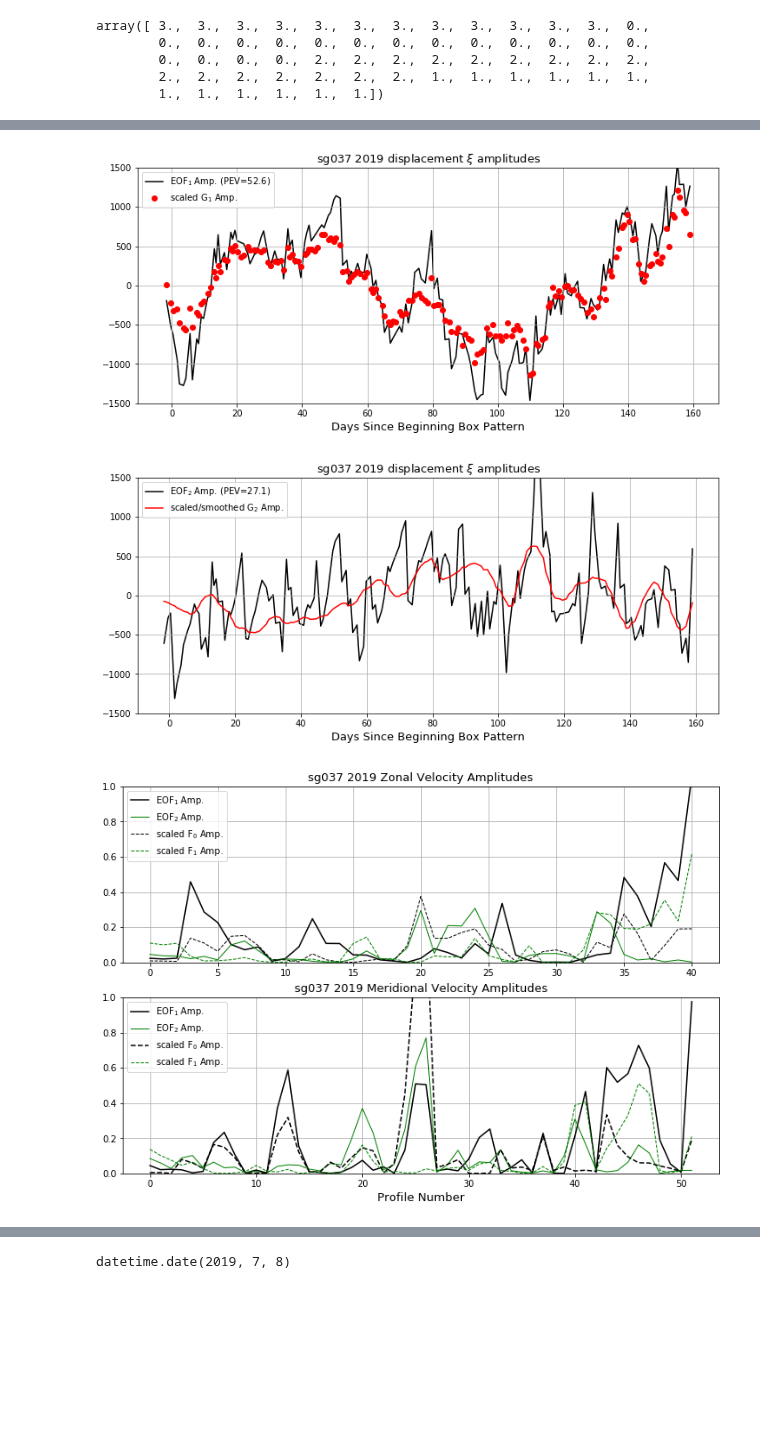
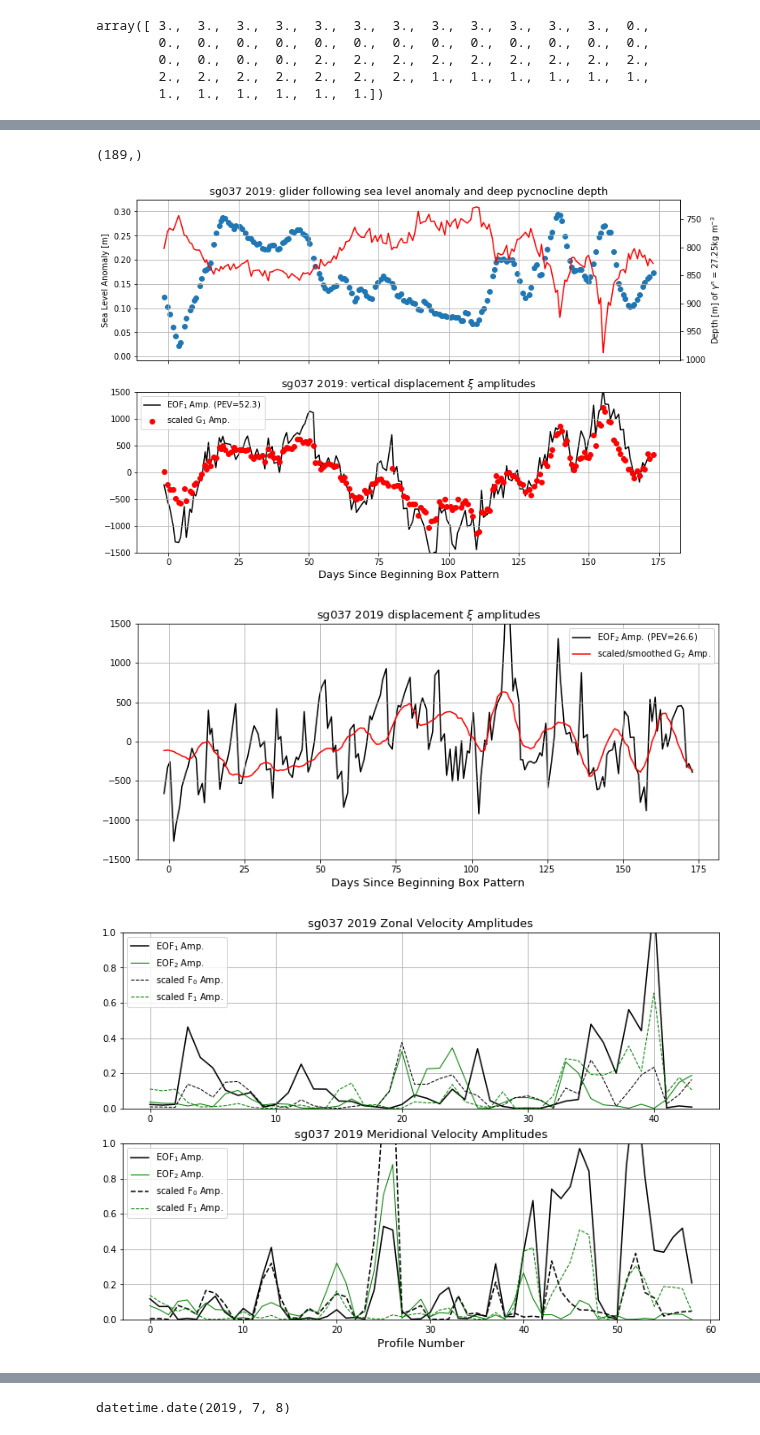
Before and after one commit to jakesteinberg/geostrophic_turbulence, a Jupyter notebook: bermuda_dg037_2019_mode_projections.ipynb, the cells around one changed output, grey strips where cells are left out. Cells and saved outputs as stored; diff of their text form; code cells hidden in the pictures; blank space fills up the shorter version.

Commit message:
error analysis and filtering of anomaly profiles messing with averages, also update using reprocessed dives

```diff
--- a/bermuda_dg037_2019_mode_projections.ipynb
+++ b/bermuda_dg037_2019_mode_projections.ipynb
@@ -105,6 +105,10 @@ v_no = IP['v_prof_no']
 dace_v = IP['dac_e_v_profiles']
 dacn_v = IP['dac_n_v_profiles']
 
+dg_fol_sla = IP['glider_following_sla']
+dg_den_grid = IP['dg_den_grid']
+dg_den_deps = IP['dg_den_deps']
+
 t_s = datetime.date.fromordinal(np.int(np.nanmin(prof_time)))
 t_e = datetime.date.fromordinal(np.int(np.nanmax(prof_time)))
 # %%
@@ -404,9 +406,11 @@ for i in range(np.shape(u)[1]):
         ax0.plot(u[:, i], grid, color='#8A2BE2', linewidth=0.75)
     elif (i > 11) & (i <= 17):
         ax0.plot(u[:, i], grid, color='#FF8C00', linewidth=0.75)
-    elif (i > 17) & (i <= 28):
+    elif (i > 17) & (i <= 25):
         ax0.plot(u[:, i], grid, color='g', linewidth=0.75)
-    elif (i > 28) & (i <= 34):
+    elif (i > 25) & (i <= 31):
+        ax0.plot(u[:, i], grid, color='k', linewidth=0.75)
+    elif (i > 31) & (i <= 37):
         ax0.plot(u[:, i], grid, color='r', linewidth=0.75)
     else:
         ax0.plot(u[:, i], grid, color='#1E90FF', linewidth=0.75)
@@ -415,7 +419,8 @@ ax0.plot(u[:, 7], grid, color='#8A2BE2', linewidth=0.75, label=r'circuit$_2$')
 ax0.plot(u[:, 15], grid, color='#FF8C00', linewidth=0.75, label=r'circuit$_3$')
 ax0.plot(u[:, 18], grid, color='g', linewidth=0.75, label=r'circuit$_4$')
 ax0.plot(u[:, 26], grid, color='r', linewidth=0.75, label=r'circuit$_5$')
-ax0.plot(u[:, 26], grid, color='#1E90FF', linewidth=0.75, label=r'circuit$_6$')
+ax0.plot(u[:, 32], grid, color='k', linewidth=0.75, label=r'circuit$_6$')
+ax0.plot(u[:, 38], grid, color='#1E90FF', linewidth=0.75, label=r'circuit$_7$')
 handles, labels = ax0.get_legend_handles_labels()
 ax0.legend(handles, labels, fontsize=10)
 ax0.set_title('LDE (sg037) Zonal Vel.')
@@ -431,10 +436,12 @@ for j in range(np.shape(v)[1]):
         ax05.plot(v[:, j], grid, color='#8A2BE2', linewidth=0.75)
     elif (j > 11) & (j <= 21):
         ax05.plot(v[:, j], grid, color='#FF8C00', linewidth=0.75)
-    elif (j > 21) & (j <= 38):
+    elif (j > 21) & (j <= 33):
         ax05.plot(v[:, j], grid, color='g', linewidth=0.75)
-    elif (j > 38) & (j <= 47):
+    elif (j > 33) & (j <= 41):
         ax05.plot(v[:, j], grid, color='r', linewidth=0.75)
+    elif (j > 41) & (j <= 47):
+        ax05.plot(v[:, j], grid, color='k', linewidth=0.75)
     else:
         ax05.plot(v[:, j], grid, color='#1E90FF', linewidth=0.75)
 # ax05.plot(v[:, j], grid, color='g', linewidth=0.5, label='v')
@@ -946,3 +954,7 @@ plot_pro(ax)
+# %%
+np.shape(eta_ind_time)
+# %% [output]
+(189,)
 # %%
 Amp1_u = (VV[0, :]*SS[0])**2
 Amp2_u = (VV[1, :]*SS[1])**2
@@ -953,12 +965,25 @@ Amp3_v = (VV2[2, :]*SS2[2])**2
 
 day_count = mw_time_order - np.nanmin(mw_time_good)
 
-matplotlib.rcParams['figure.figsize'] = (12, 5)
-f0, ax0 = plt.subplots()
+# dg_fol_sla = IP['glider_following_sla']
+# dg_den_grid = IP['dg_den_grid']
+# dg_den_deps = IP['dg_den_deps']
+
+# EOF / mode amplitude in time
+matplotlib.rcParams['figure.figsize'] = (12, 8)
+f0, (ax00, ax0) = plt.subplots(2, 1, sharex=True)
+ax00.scatter(prof_time - np.nanmin(mw_time_good), dg_fol_sla)
+ax00.set_ylabel('Sea Level Anomaly [m]')
+ax00.set_title('sg037 2019: glider following sea level anomaly and deep pycnocline depth', fontsize=13)
+ax01 = ax00.twinx()
+ax01.plot(prof_time - np.nanmin(mw_time_good), dg_den_deps[25, :], color='r')
+ax01.invert_yaxis()
+ax01.set_ylabel('Depth [m] of $\gamma^{n}$ = ' + str(dg_den_grid[0][25]) + 'kg m$^{-3}$')
+ax00.grid()
 ax0.plot(eta_ind_time - np.nanmin(mw_time_good), Amp1_eta, color='k', label=r'EOF$_1$ Amp. (PEV=' + str(np.round(frac_eof_eta[0]*100,1)) + ')', zorder=1)
 ax0.scatter(prof_time - np.nanmin(mw_time_good), 20000*AG_ind[1, :], color='r', label=r'scaled G$_1$ Amp.', zorder=2)
 ax0.set_ylim([-1500, 1500])
-ax0.set_title(r'sg037 2019 displacement $\xi$ amplitudes', fontsize=13)
+ax0.set_title(r'sg037 2019: vertical displacement $\xi$ amplitudes', fontsize=13)
 ax0.set_xlabel('Days Since Beginning Box Pattern', fontsize=13)
 handles, labels = ax0.get_legend_handles_labels()
 ax0.legend(handles, labels, fontsize=10)
@@ -1006,38 +1031,38 @@ AGz3_uv_ordered = AGz3_uv[uv_times_ordered]
 # #                                           np.transpose(AGz_u[1, i])[:, None]], axis=1))
 #     inputs = np.array([Amp1_u[i], AGz_u[0, i], AGz_u[1, i]])
 #     init_guess = np.array([10, 10])
 #     min_p1[i, :] = fmin(mode_cont, init_guess, args=(tuple(inputs)), disp=0)
 
 matplotlib.rcParams['figure.figsize'] = (12, 8)
 f, (ax1, ax2) = plt.subplots(2, 1)
 ax1.plot(np.arange(len(Amp1_u)), 0.15*Amp1_u, linewidth=1.5, label=r'EOF$_1$ Amp.', color='k')
 ax1.plot(np.arange(len(Amp2_u)), 0.15*Amp2_u, linewidth=1, label=r'EOF$_2$ Amp.', color='g')
 ax1.plot(np.arange(len(Amp1_u)), 65.0*AGz_u[0, :]**2, linewidth=1, label=r'scaled F$_0$ Amp.', color='k', linestyle='--')
 ax1.plot(np.arange(len(Amp1_u)), 65.0*AGz_u[1, :]**2, linewidth=1, label=r'scaled F$_1$ Amp.', color='g', linestyle='--')
 
 ax2.plot(np.arange(len(Amp1_v)), 0.15*Amp1_v, linewidth=1.5, label=r'EOF$_1$ Amp.', color='k')
 ax2.plot(np.arange(len(Amp2_v)), 0.15*Amp2_v, linewidth=1, label=r'EOF$_2$ Amp.', color='g')
 ax2.plot(np.arange(len(Amp1_v)), 65.0*AGz_v[0, :]**2, linewidth=1.5, label=r'scaled F$_0$ Amp.', color='k', linestyle='--')
 ax2.plot(np.arange(len(Amp1_v)), 65.0*AGz_v[1, :]**2, linewidth=1, label=r'scaled F$_1$ Amp.', color='g', linestyle='--')
 
 ax1.grid()
 ax1.set_title('sg037 2019 Zonal Velocity Amplitudes', fontsize=13)
 ax2.set_title('sg037 2019 Meridional Velocity Amplitudes', fontsize=13)
 ax2.set_xlabel('Profile Number', fontsize=13)
 handles, labels = ax1.get_legend_handles_labels()
 ax1.legend(handles, labels, fontsize=10)
 handles, labels = ax2.get_legend_handles_labels()
 ax2.legend(handles, labels, fontsize=10)
 ax1.set_ylim([0, 1])
 ax2.set_ylim([0, 1])
 plot_pro(ax2)
 
-f0.savefig("/Users/jake/Documents/baroclinic_modes/dissertation/dg_lde_eta_eof_mode2_amps.jpg", dpi=300)
-f.savefig("/Users/jake/Documents/baroclinic_modes/dissertation/dg_lde_vel_eof_mode_amps.jpg", dpi=300)
+f0.savefig("/Users/jake/Documents/baroclinic_modes/dissertation/dg_lde_eta_eof_mode_amps.jpg", dpi=300)
+# f.savefig("/Users/jake/Documents/baroclinic_modes/dissertation/dg_lde_vel_eof_mode_amps.jpg", dpi=300)
 # %% [output]
-[figure, old version]
+[figure, new version]
-[figure, old version]
+[figure, new version]
-[figure, old version]
+[figure, new version]
 # %%
 min_p1
 # %% [output]
```
Also changed, not shown: parts of 14 cells of this notebook, 7 other files.
